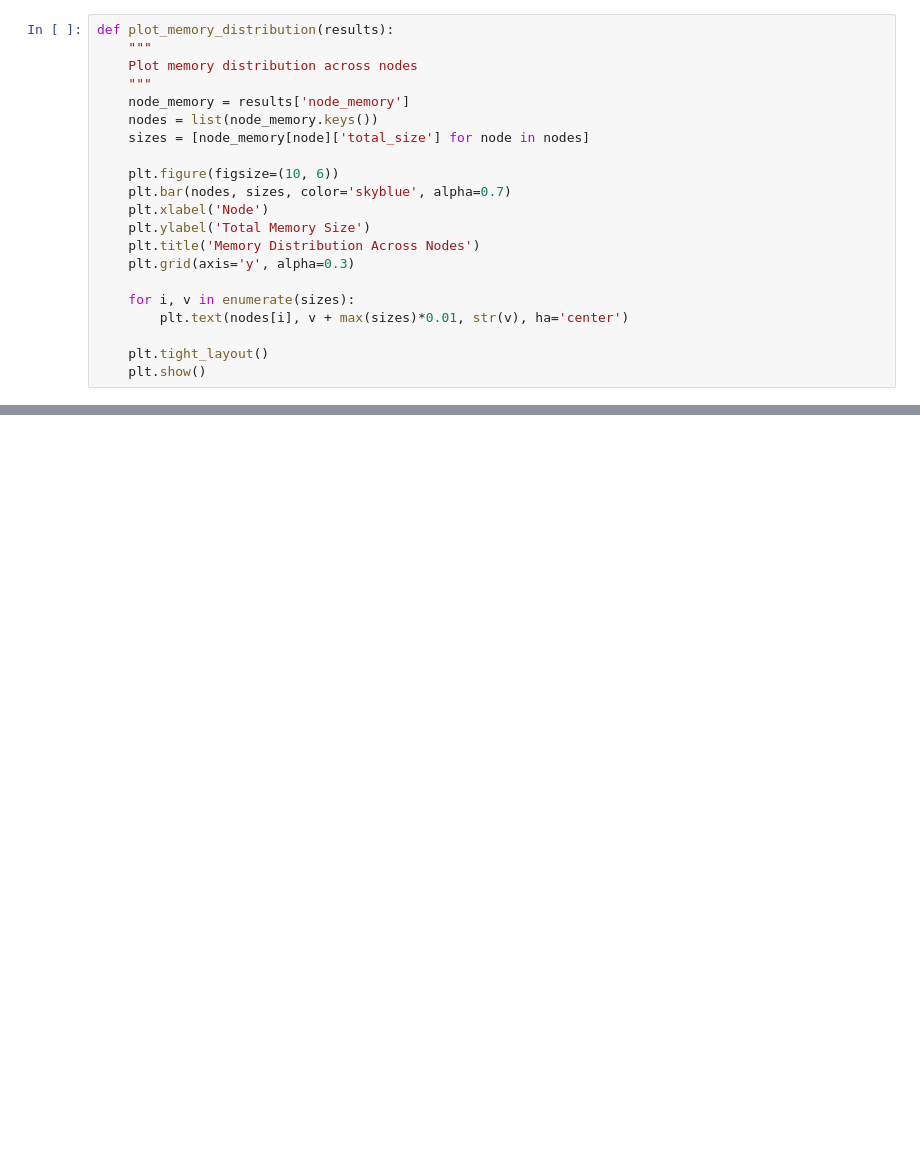
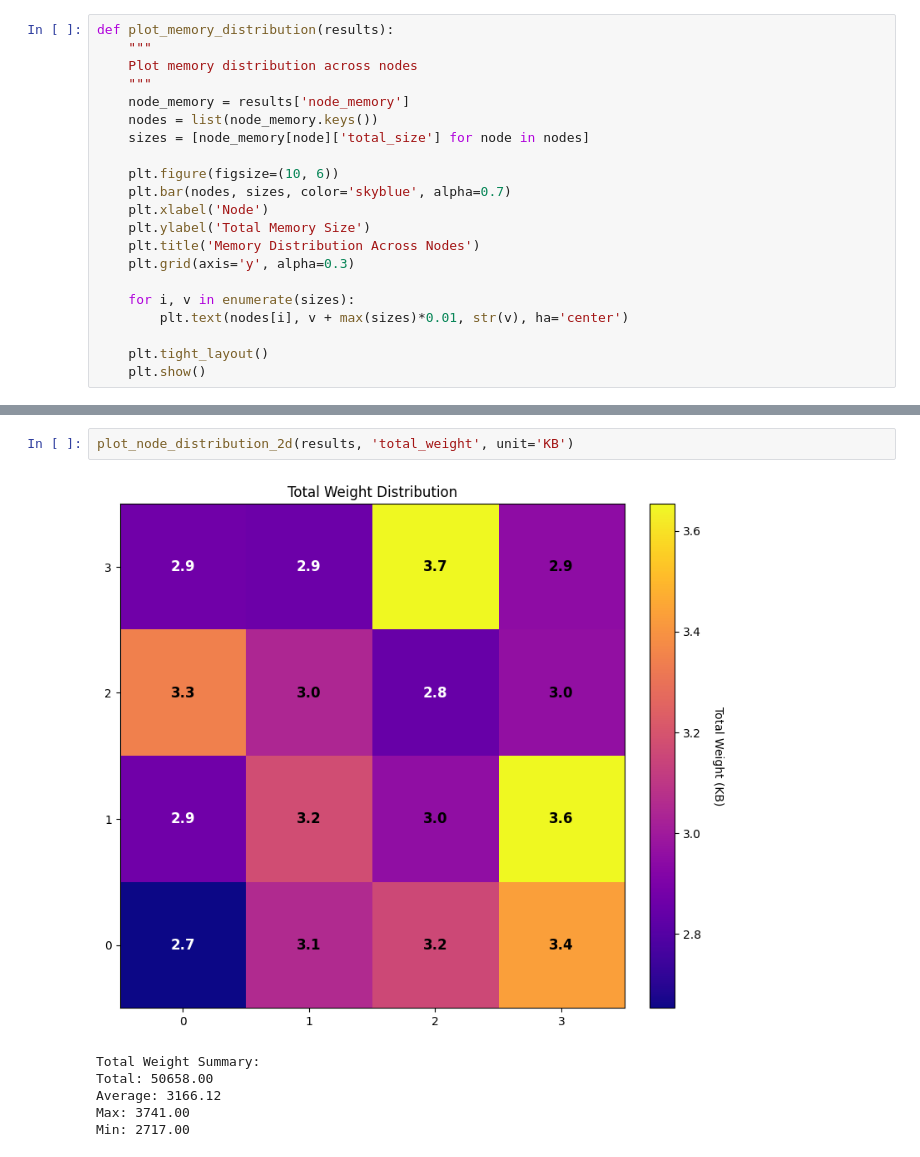
Before and after one commit to jjastrz14/ReNOS, a Jupyter notebook: notebooks/resources_imshow.ipynb, the cells around one changed output, grey strips where cells are left out. Drawn from its saved outputs; the diff is of its cells as text; blank space fills up the shorter version.

```diff
--- a/notebooks/resources_imshow.ipynb
+++ b/notebooks/resources_imshow.ipynb
@@ -311,0 +361,9 @@ Grid mapping (for 4x4 grid) in KB:
+# %%
+plot_node_distribution_2d(results, 'total_weight', unit='KB')
+# %% [output]
+[figure, added]
+Total Weight Summary:
+Total: 50658.00
+Average: 3166.12
+Max: 3741.00
+Min: 2717.00
```
Also changed, not shown: parts of 10 cells of this notebook, 2 other files.
